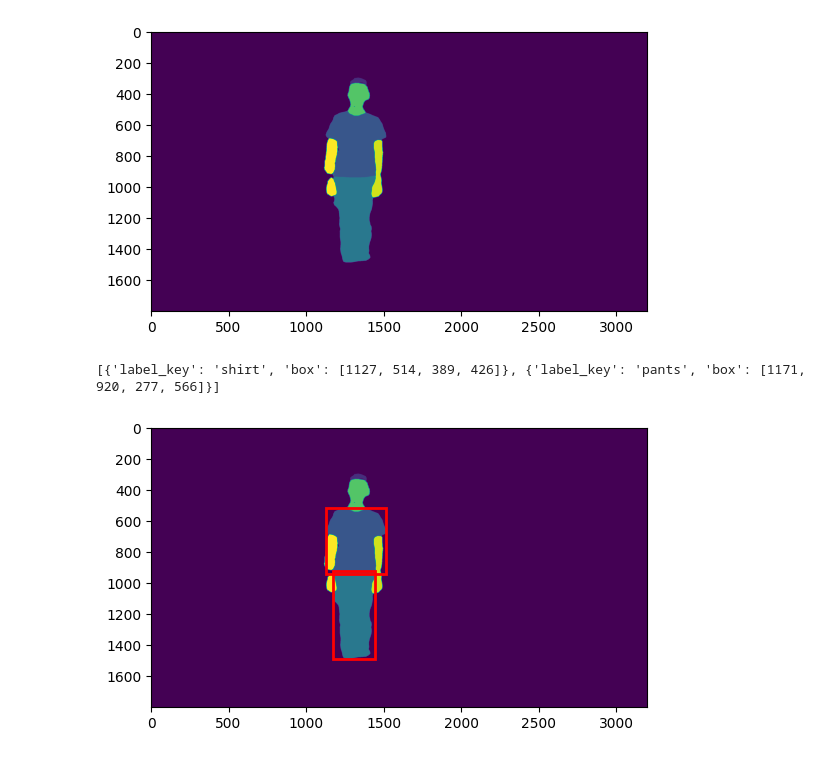
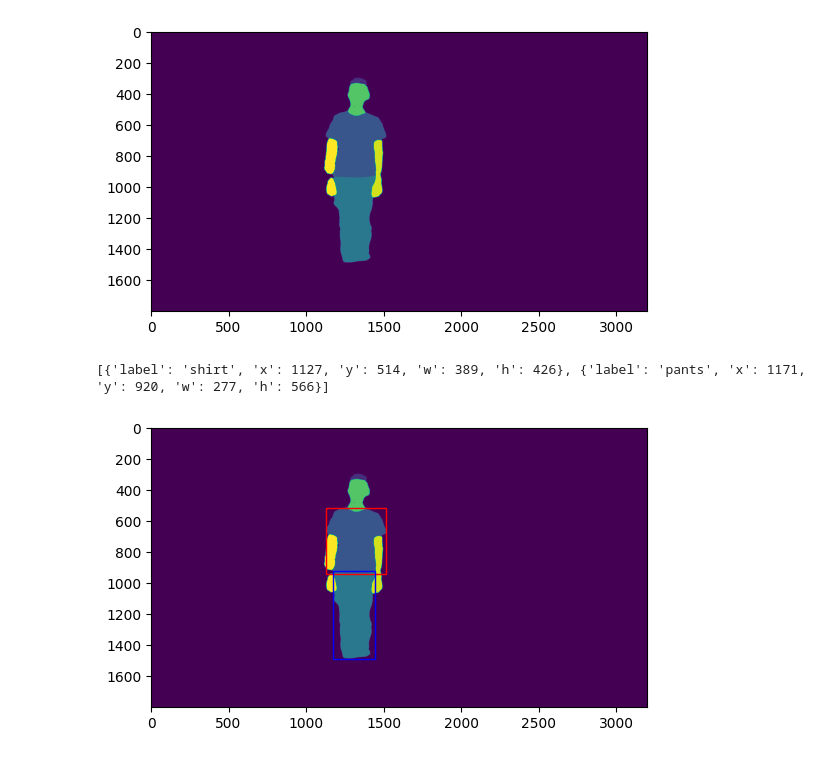
Before and after one commit to tatsimba/hackathon2023, a Jupyter notebook: image-segmenation-notebook/image-segmentation.ipynb, the cells around one changed output. Drawn from its saved outputs; the diff is of its cells as text; code cells hidden in the pictures.

Commit message:
Added shirts and pants boxes to API

```diff
--- a/image-segmenation-notebook/image-segmentation.ipynb
+++ b/image-segmenation-notebook/image-segmentation.ipynb
@@ -96,39 +96,39 @@ tensor([4, 4, 4, 4, 4, 4, 4, 4, 4, 4, 4, 4, 4, 4, 4, 4, 4, 4, 4, 4, 4, 4, 4, 4,
 # %%
 # Given a matrix of segmentation values, return the bounding box of the shirt
 # Returns a tuple of (upper_x, upper_y, width, height)
-def get_bbox_for_label(seg_matrix_numpy, label):
+def get_bbox_for_label(seg_matrix_numpy, label, label_name):
     mask = seg_matrix_numpy == label
     indices = np.argwhere(mask)
-    x_min = np.min(indices[:, 1])
-    x_max = np.max(indices[:, 1])
-    y_min = np.min(indices[:, 0])
-    y_max = np.max(indices[:, 0])
+    x_min = np.min(indices[:, 1]).item()
+    x_max = np.max(indices[:, 1]).item()
+    y_min = np.min(indices[:, 0]).item()
+    y_max = np.max(indices[:, 0]).item()
     width = abs(x_max - x_min)
     height = abs(y_max - y_min)
-    return [x_min, y_min, width, height]
+    return {
+        'label': label_name,
+        'x': x_min,
+        'y': y_min,
+        'w': width,
+        'h': height
+    }
 
 def get_clothing_boxes(seg_matrix_numpy):
     shirt_label = 4
     pants_label = 6
-    shirt_bbox = {
-        'label_key': 'shirt',
-        'box': get_bbox_for_label(seg_matrix_numpy, shirt_label)
-    }
-    pants_bbox = {
-        'label_key': 'pants',
-        'box': get_bbox_for_label(seg_matrix_numpy, pants_label)
-    }
+    shirt_bbox = get_bbox_for_label(seg_matrix_numpy, shirt_label, 'shirt')
+    pants_bbox = get_bbox_for_label(seg_matrix_numpy, pants_label, 'pants')
 
     return [shirt_bbox, pants_bbox]
 
 boxes = get_clothing_boxes(pred_seg.numpy())
 print(boxes)
 shirt = boxes[0]
 pants = boxes[1]
 plt.imshow(pred_seg)
-plt.gca().add_patch(plt.Rectangle((shirt['box'][0], shirt['box'][1]), shirt['box'][2], shirt['box'][3], fill=False, edgecolor='red', linewidth=2))
-plt.gca().add_patch(plt.Rectangle((pants['box'][0], pants['box'][1]), pants['box'][2], pants['box'][3], fill=False, edgecolor='red', linewidth=2))
+plt.gca().add_patch(plt.Rectangle((shirt['x'], shirt['y']), shirt['w'], shirt['h'], fill=False, color='red'))
+plt.gca().add_patch(plt.Rectangle((pants['x'], pants['y']), pants['w'], pants['h'], fill=False, color='blue'))
 plt.show()
 # %% [output]
-[{'label_key': 'shirt', 'box': [1127, 514, 389, 426]}, {'label_key': 'pants', 'box': [1171, 920, 277, 566]}]
+[{'label': 'shirt', 'x': 1127, 'y': 514, 'w': 389, 'h': 426}, {'label': 'pants', 'x': 1171, 'y': 920, 'w': 277, 'h': 566}]
-[figure, old version]
+[figure, new version]
```
Also changed, not shown: 2 other files.
